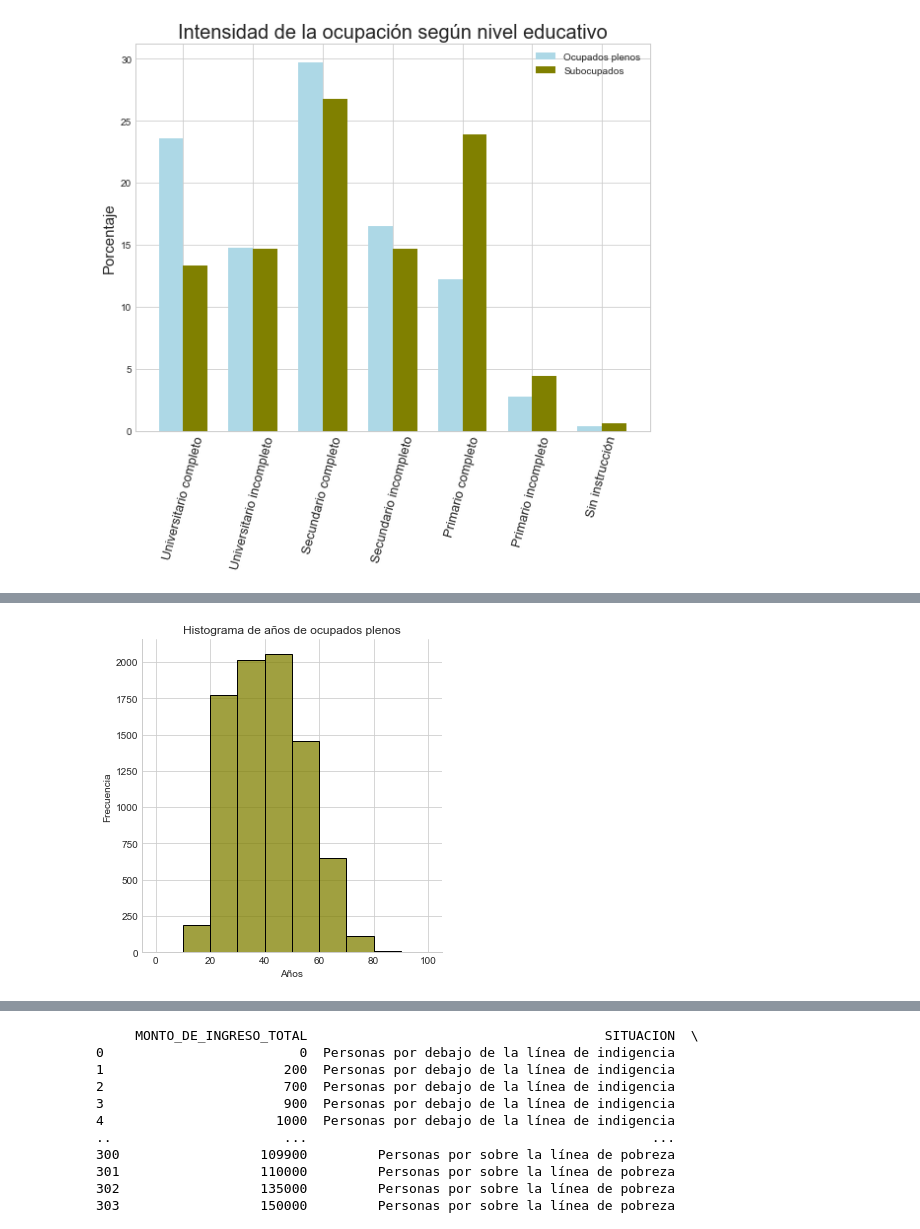
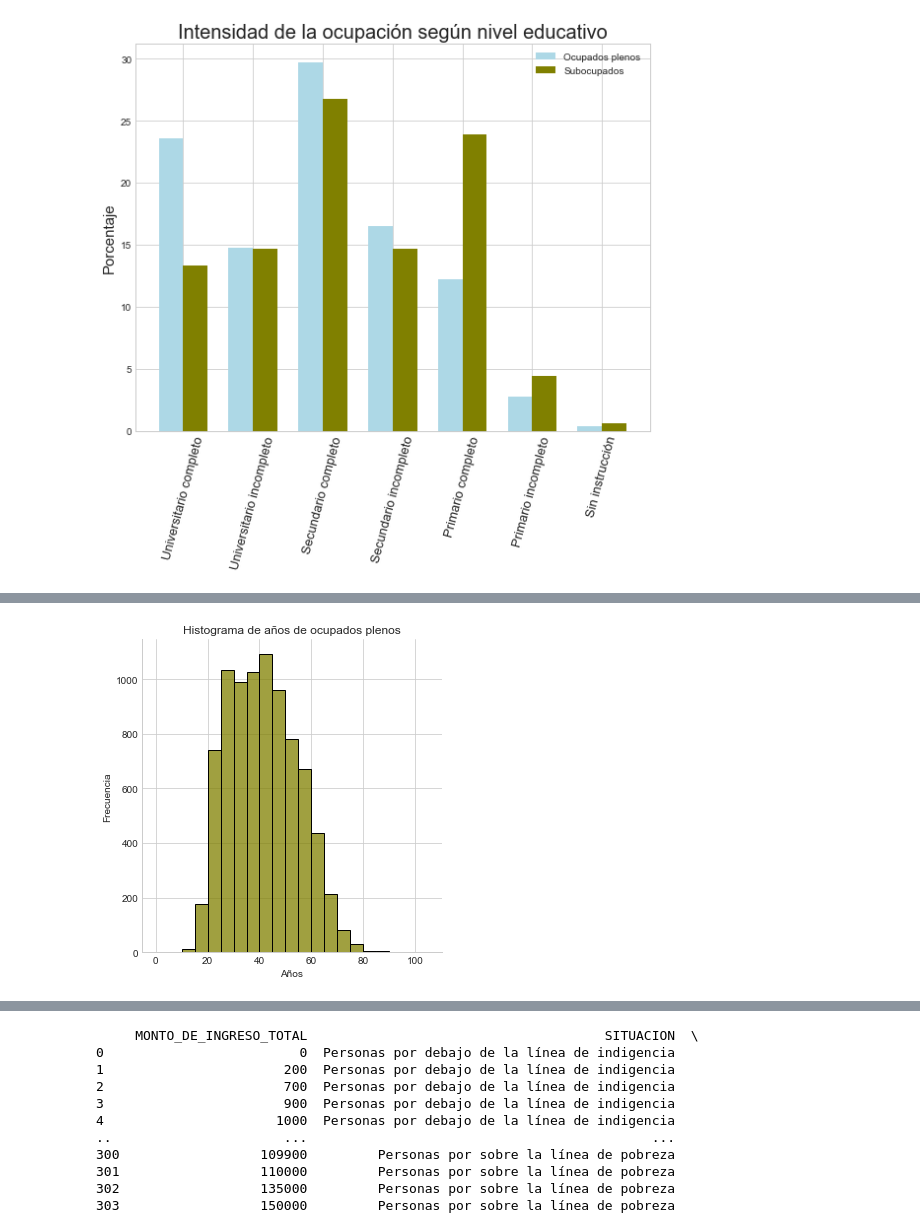
Before and after one commit to VioleCP/EPH-subocupacion, a Jupyter notebook: Subocupación Argentina.ipynb, the cells around one changed output, grey strips where cells are left out. Saved outputs shown, nothing was run; the diff lists cells and outputs as text; code cells hidden in the pictures.

```diff
--- a/Subocupación Argentina.ipynb
+++ b/Subocupación Argentina.ipynb
@@ -609,7 +649,7 @@ pltsub.set(xlabel = "Años", ylabel = "Frecuencia", title = "Histograma de años
 # %%
-intervalos = range(0, 110, 10)
+intervalos = range(0, 110, 5)
 
 pltoc= sns.displot(ocupados_plenos.AÑOS, bins=intervalos, color= "olive")
 pltoc.set(xlabel = "Años", ylabel = "Frecuencia", title = "Histograma de años de ocupados plenos");
 # %% [output]
-[figure, old version]
+[figure, new version]
```
Also changed, not shown: parts of 73 cells of this notebook.
